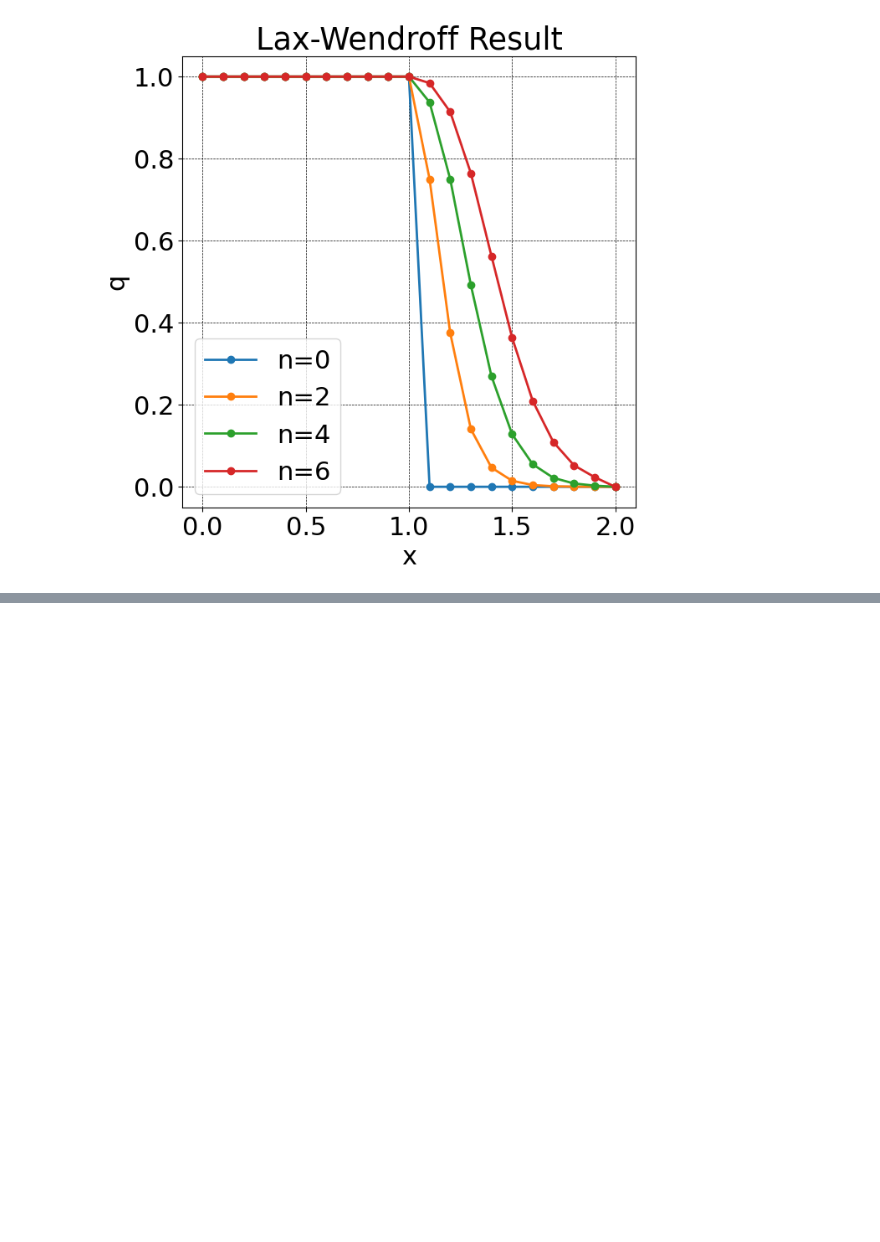
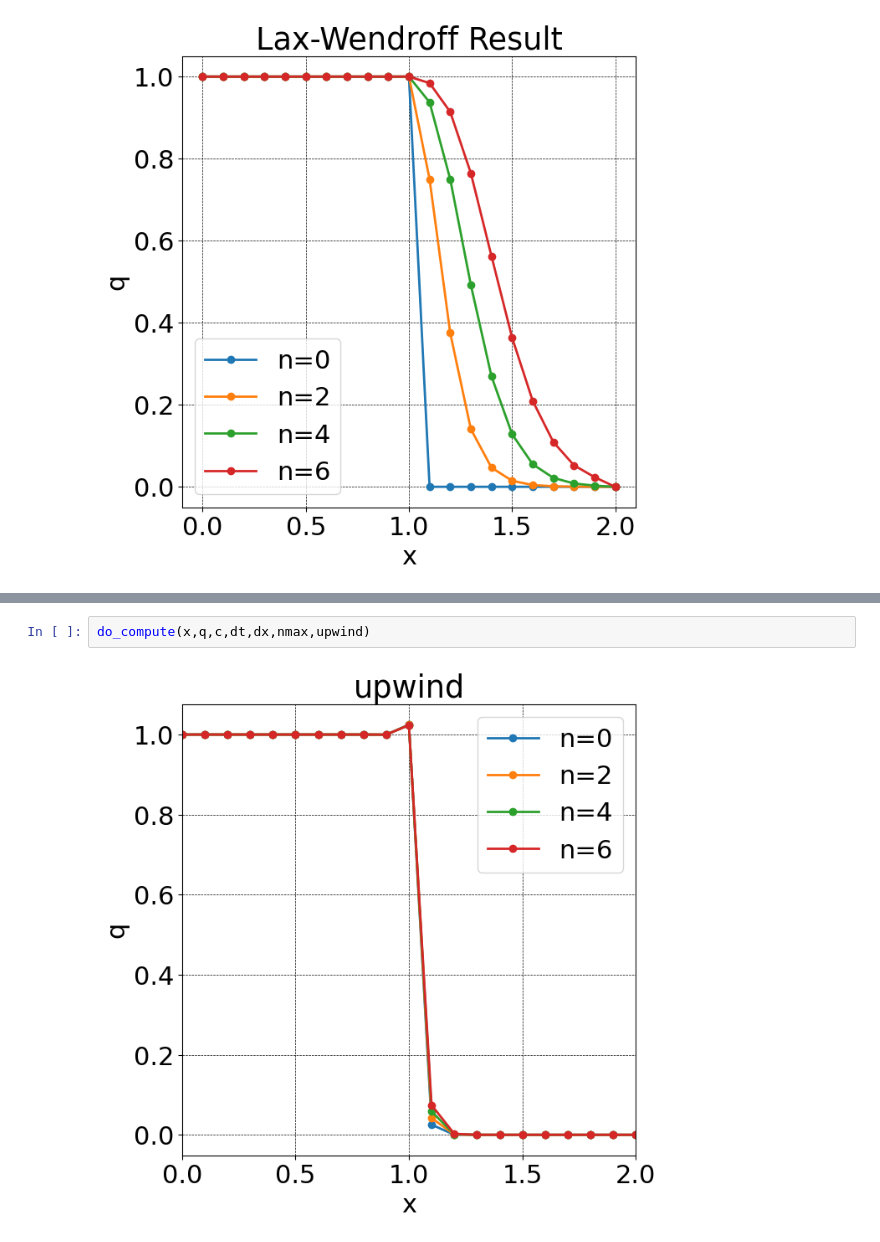
Before and after one commit to Saru1228/FluidDynamic, a Jupyter notebook: Chapter2.ipynb, the cells around one changed output, grey strips where cells are left out. Drawn from its saved outputs; the diff is of its cells as text; blank space fills up the shorter version.

```diff
--- a/Chapter2.ipynb
+++ b/Chapter2.ipynb
@@ -243,0 +400,4 @@ plt.show()
+# %%
+do_compute(x,q,c,dt,dx,nmax,upwind)
+# %% [output]
+[figure, added]
```
Also changed, not shown: parts of 26 cells of this notebook.
